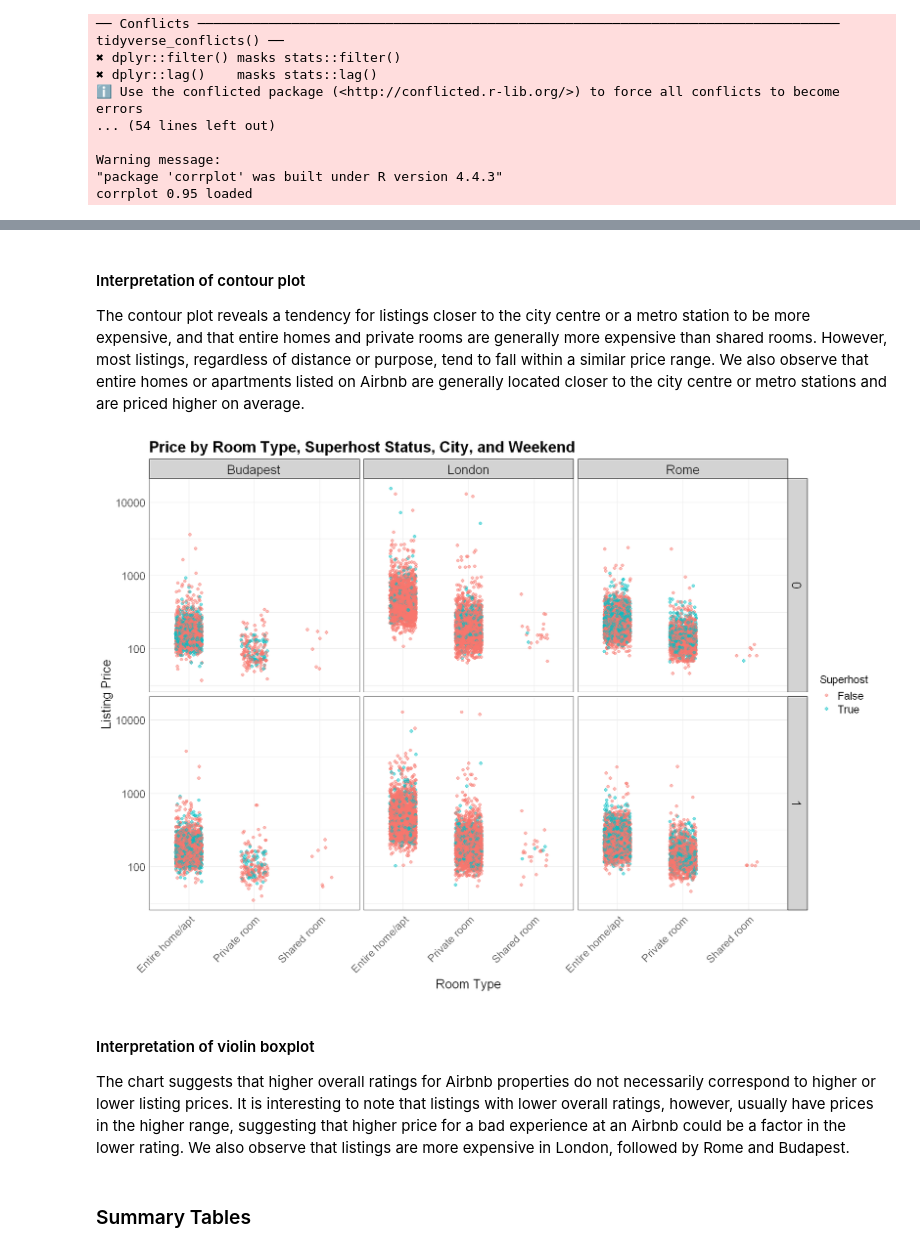
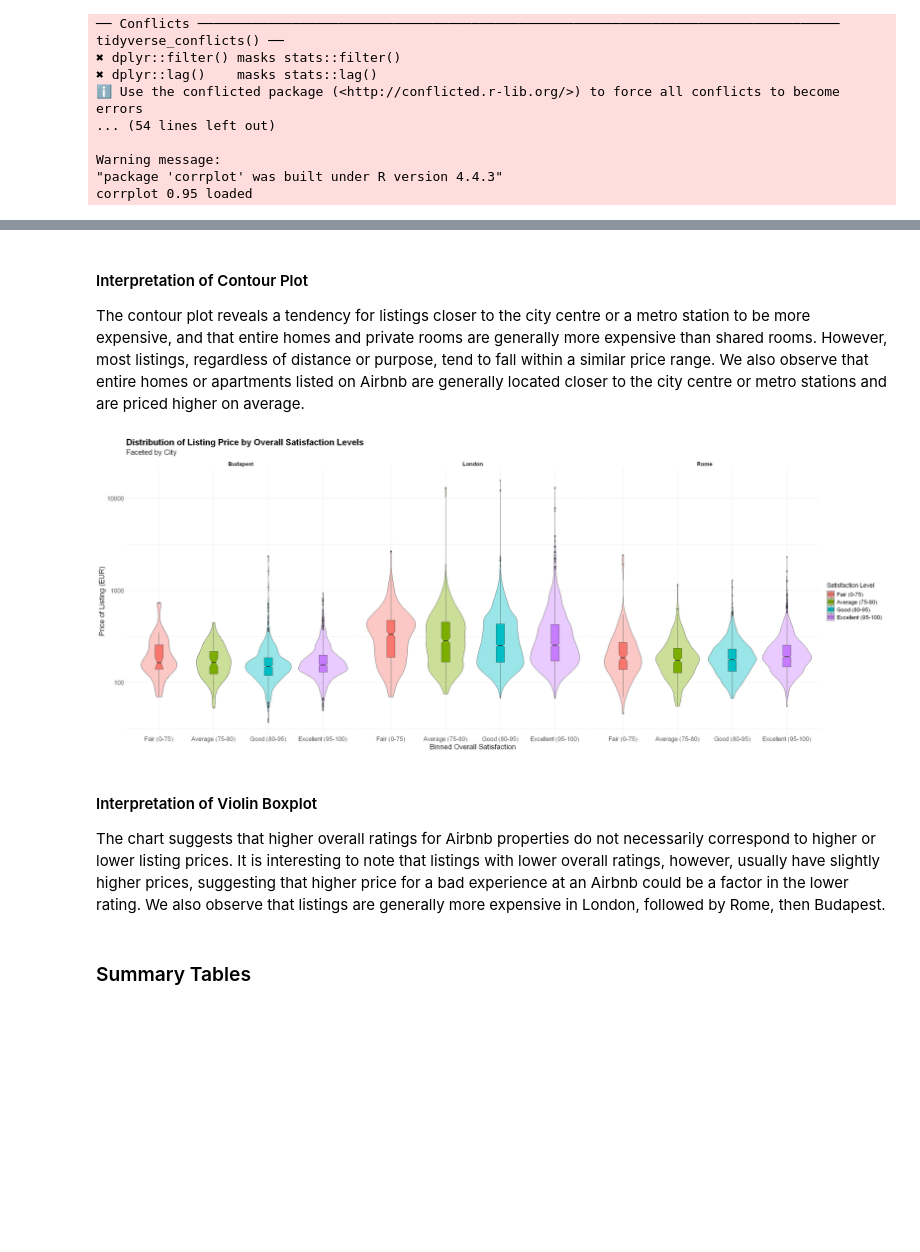
Before and after one commit to shivani-aggarw/stat301, a Jupyter notebook: final_project.ipynb, the cells around one changed output, grey strips where cells are left out. Cells and saved outputs as stored; diff of their text form; code cells hidden in the pictures; blank space fills up the shorter version.

```diff
--- a/final_project.ipynb
+++ b/final_project.ipynb
@@ -226,5 +229,5 @@ ggplot(airbnb_clean_long, aes(x = Distance, y = realSum_shifted)) +
 # %% [markdown]
-#### Interpretation of contour plot
+#### Interpretation of Contour Plot
 
 The contour plot reveals a tendency for listings closer to the city centre or a metro station to be more expensive, and that entire homes and private rooms are generally more expensive than shared rooms. However, most listings, regardless of distance or purpose, tend to fall within a similar price range. We also observe that entire homes or apartments listed on Airbnb are generally located closer to the city centre or metro stations and are priced higher on average.
 # %%
@@ -234,39 +237,39 @@ options(repr.plot.width=25, repr.plot.height=10)
 # Create bins for guest_satisfaction_overall
 airbnb_train_binned <- airbnb_training %>%
   mutate(
     satis_bin = cut(guest_satisfaction_overall,
       breaks = c(0, 75, 80, 95, Inf),
       labels = c("Fair (0-75)","Average (75-80)","Good (80-95)", "Excellent (95-100)")
     )
   )
 
 # Combine violin plot + boxplot, facet by city, log-scale on y-axis
 ggplot(airbnb_train_binned, aes(x = satis_bin, y = realSum, fill = satis_bin)) +
     geom_violin(alpha = 0.4) +
     geom_boxplot(width = 0.15, outlier.alpha = 0.3, notch = TRUE) +
     facet_wrap(~ city) +
     scale_y_log10() +
     labs(
         title = "Distribution of Listing Price by Overall Satisfaction Levels",
-        subtitle = "Faceted by Purpose of Listing",
+        subtitle = "Faceted by City",
         x = "Binned Overall Satisfaction",
-        y = "Price of Listing",
+        y = "Price of Listing (EUR)",
         fill = "Satisfaction Level"
     ) +
     theme_minimal() +
     theme(
         text = element_text(size = 16),
         plot.title = element_text(size = 20, face = "bold"),
         axis.title = element_text(size = 16),
         axis.text = element_text(size = 14),
         legend.title = element_text(size = 14),
         strip.text = element_text(face = "bold")
     )
 # %% [output]
-[figure, old version]
+[figure, new version]
 # %% [markdown]
-#### Interpretation of violin boxplot
-The chart suggests that higher overall ratings for Airbnb properties do not necessarily correspond to higher or lower listing prices. It is interesting to note that listings with lower overall ratings, however, usually have prices in the higher range, suggesting that higher price for a bad experience at an Airbnb could be a factor in the lower rating. We also observe that listings are more expensive in London, followed by Rome and Budapest.
+#### Interpretation of Violin Boxplot
+The chart suggests that higher overall ratings for Airbnb properties do not necessarily correspond to higher or lower listing prices. It is interesting to note that listings with lower overall ratings, however, usually have slightly higher prices, suggesting that higher price for a bad experience at an Airbnb could be a factor in the lower rating. We also observe that listings are generally more expensive in London, followed by Rome, then Budapest.
 # %% [markdown]
 ### Summary Tables
 # %%
```
Also changed, not shown: parts of 18 cells of this notebook.
